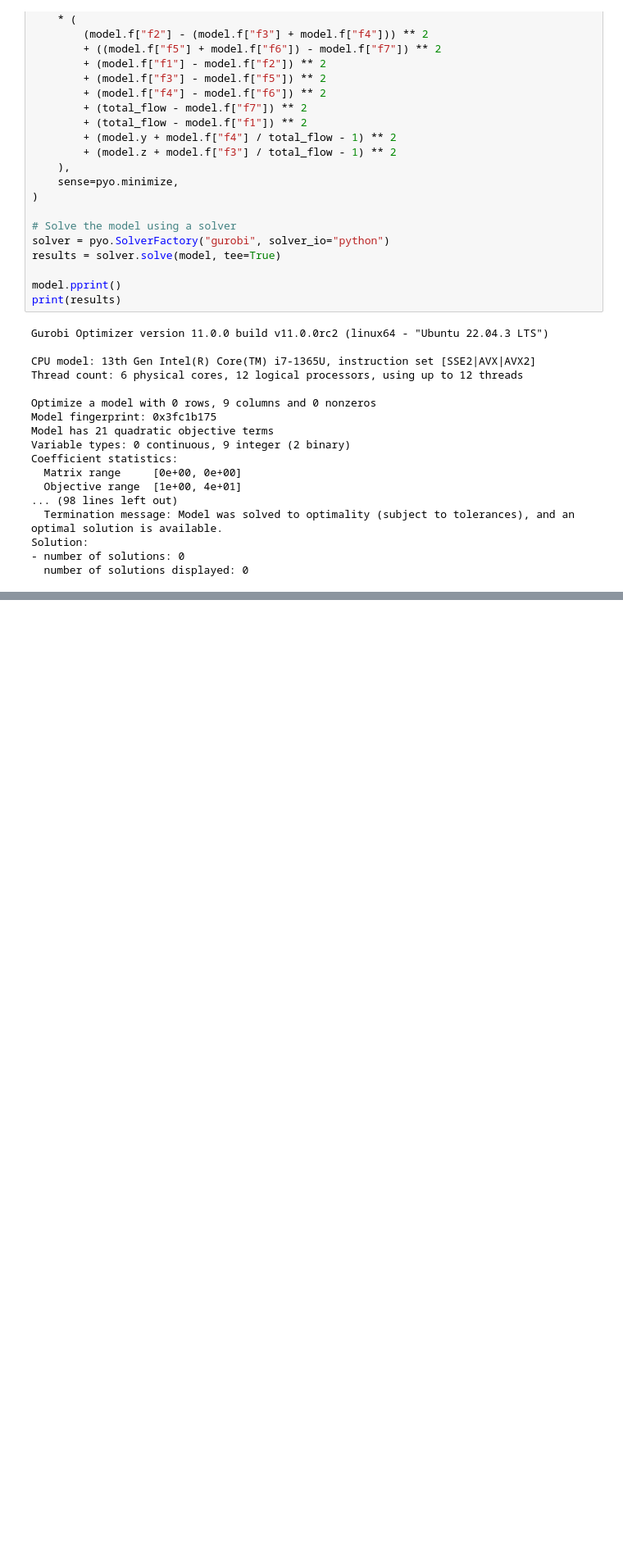
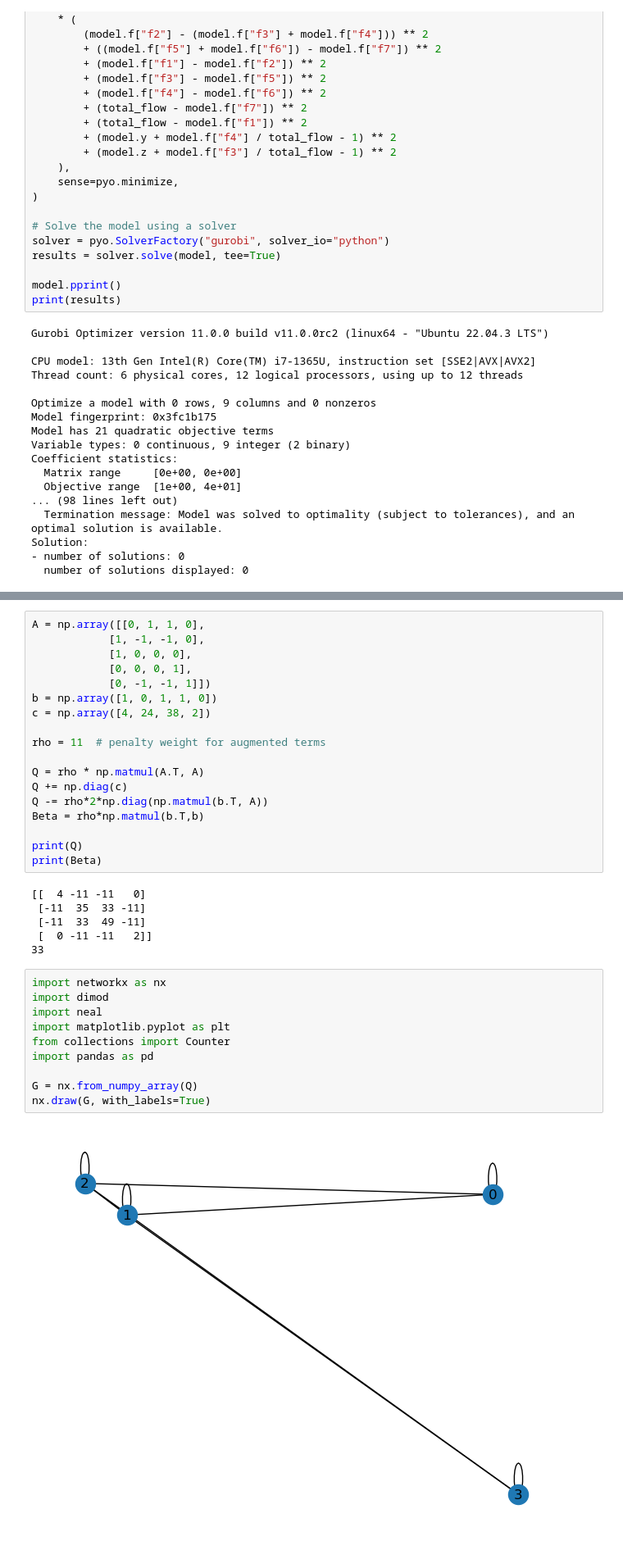
Before and after one commit to parkyr/Notebooks, a Jupyter notebook: Toy Problem 1/240619_toyproblem_1_nb.ipynb, the cells around one changed output, grey strips where cells are left out. Shown at 82% size. Drawn from its saved outputs; the diff is of its cells as text; blank space fills up the shorter version.

```diff
--- a/Toy Problem 1/240619_toyproblem_1_nb.ipynb
+++ b/Toy Problem 1/240619_toyproblem_1_nb.ipynb
@@ -548,0 +656,36 @@ Solution:
+# %%
+A = np.array([[0, 1, 1, 0],
+            [1, -1, -1, 0],
+            [1, 0, 0, 0],
+            [0, 0, 0, 1],
+            [0, -1, -1, 1]])
+b = np.array([1, 0, 1, 1, 0])
+c = np.array([4, 24, 38, 2])
+
+rho = 11  # penalty weight for augmented terms
+
+Q = rho * np.matmul(A.T, A)
+Q += np.diag(c)
+Q -= rho*2*np.diag(np.matmul(b.T, A))
+Beta = rho*np.matmul(b.T,b)
+
+print(Q)
+print(Beta)
+# %% [output]
+[[  4 -11 -11   0]
+ [-11  35  33 -11]
+ [-11  33  49 -11]
+ [  0 -11 -11   2]]
+33
+# %%
+import networkx as nx
+import dimod
+import neal
+import matplotlib.pyplot as plt
+from collections import Counter
+import pandas as pd
+
+G = nx.from_numpy_array(Q)
+nx.draw(G, with_labels=True)
+# %% [output]
+[figure, added]
```
Also changed, not shown: parts of 14 cells of this notebook.
